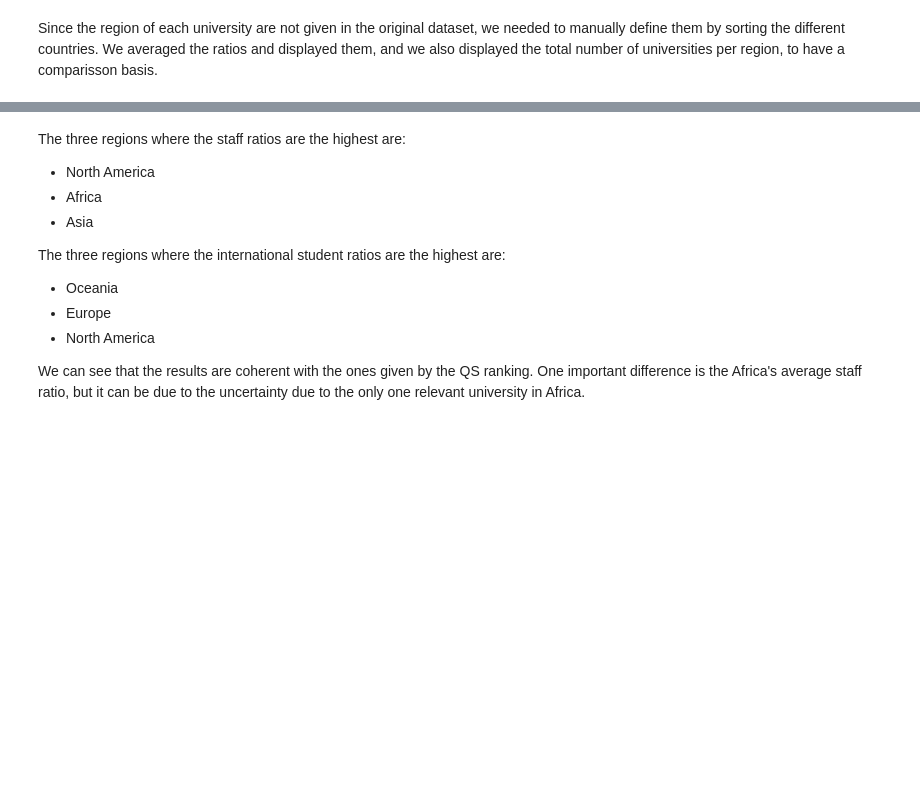
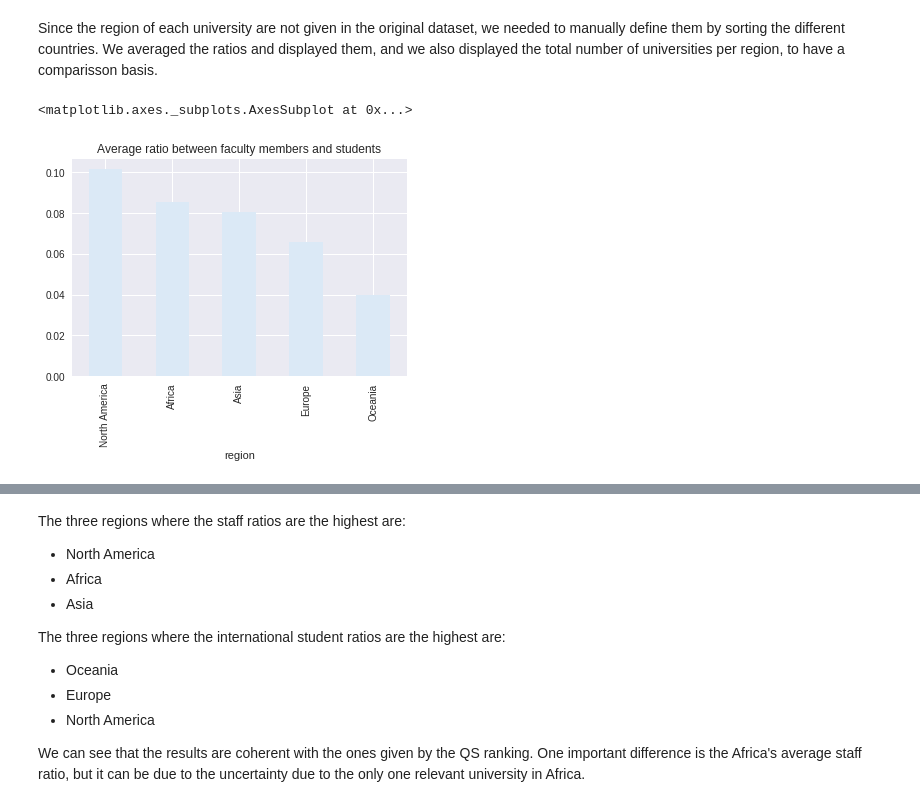
Before and after one commit to sbeuret/ADAProject_Bacsa_Beuret_Santarelli, a Jupyter notebook: 02 - Data from the Web/Homework 2.ipynb, the cells around one changed output, grey strips where cells are left out. Drawn from its saved outputs; the diff is of its cells as text; code cells hidden in the pictures; blank space fills up the shorter version.

```diff
--- a/02 - Data from the Web/Homework 2.ipynb
+++ b/02 - Data from the Web/Homework 2.ipynb
@@ -345,7 +424,10 @@ region = {'Asia':['China','Hong Kong','Japan','Singapore','South Korea','Taiwan'
 
 region = { f : i for i in region for f in region[i] }
 
-df_time['region'] = df_time['country'].map(region)
+df_times['region'] = df_times['country'].map(region)
 # %%
-df_time.groupby(['region'])['(Times) faculty members/students'].mean().sort_values(ascending=False).plot(kind='bar',title='Average ratio between faculty members and students')
+df_times.groupby(['region'])['(Times) faculty members/students'].mean().sort_values(ascending=False).plot(kind='bar',title='Average ratio between faculty members and students')
+# %% [output]
+<matplotlib.axes._subplots.AxesSubplot at 0x...>
+[figure, added]
 # %%
```
Also changed, not shown: parts of 34 cells of this notebook.
